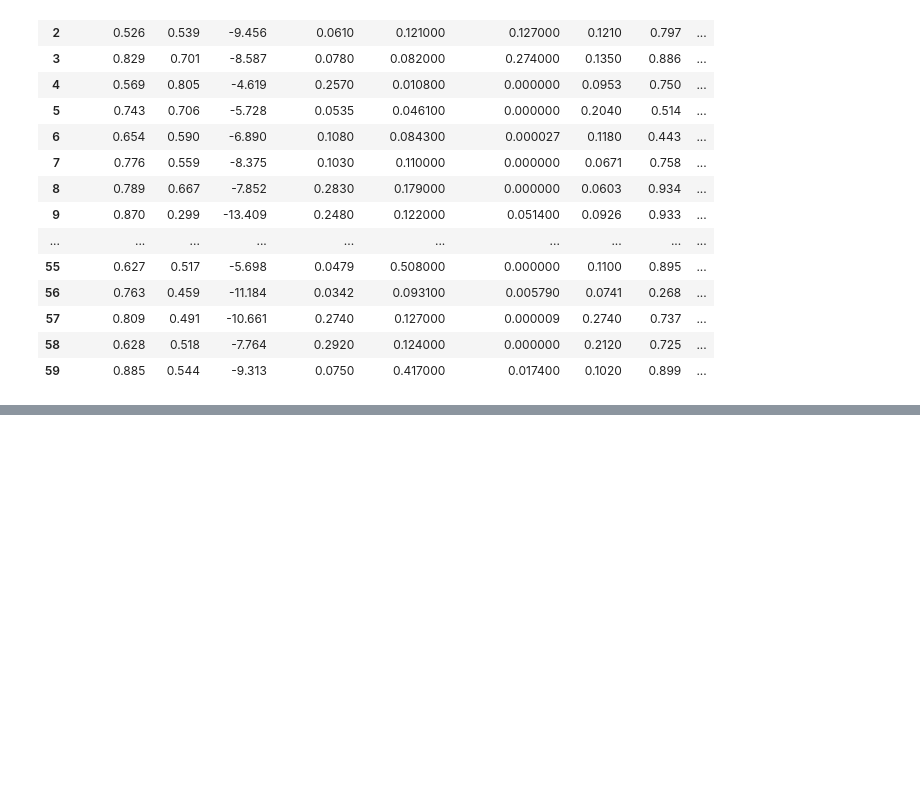
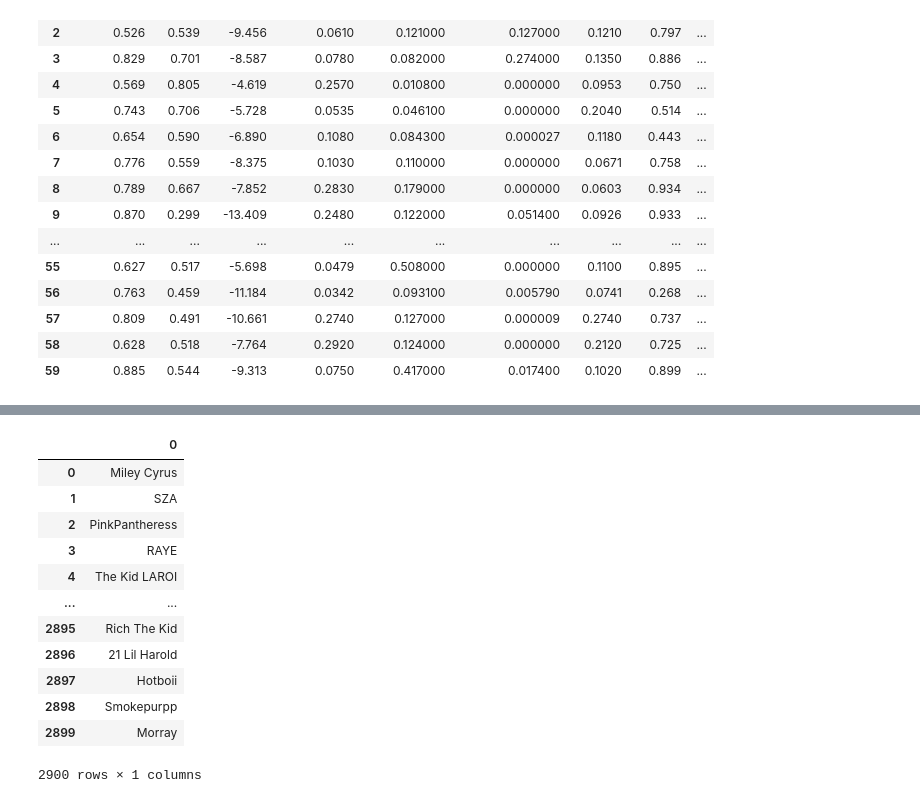
Before and after one commit to Sholypop/web_scrapping, a Jupyter notebook: Spotify_songRecommender_project.ipynb, the cells around one changed output, grey strips where cells are left out. Cells and saved outputs as stored; diff of their text form; code cells hidden in the pictures; blank space fills up the shorter version.

```diff
--- a/Spotify_songRecommender_project.ipynb
+++ b/Spotify_songRecommender_project.ipynb
@@ -201,0 +453,16 @@ roc,"37i9dQZF1DWZJhOVGWqUKF" mood,"37i9dQZF1DWTBz12MDeCuX"
+# %%
+df2
+# %% [output]
+|  | 0 |
+| 0 | Miley Cyrus |
+| 1 | SZA |
+| 2 | PinkPantheress |
+| 3 | RAYE |
+| 4 | The Kid LAROI |
+| ... | ... |
+| 2895 | Rich The Kid |
+| 2896 | 21 Lil Harold |
+| 2897 | Hotboii |
+| 2898 | Smokepurpp |
+| 2899 | Morray |
+2900 rows × 1 columns
```
Also changed, not shown: parts of 24 cells of this notebook, 21 other files.
